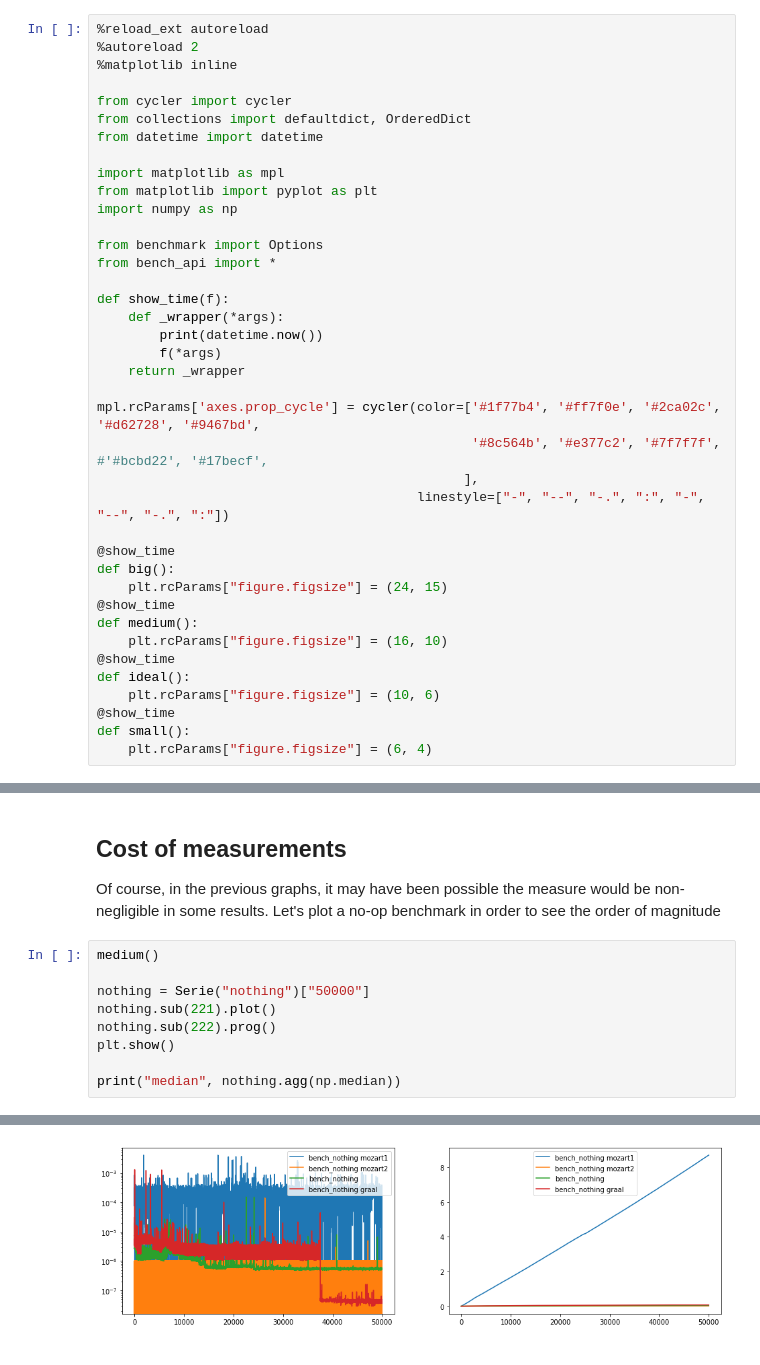
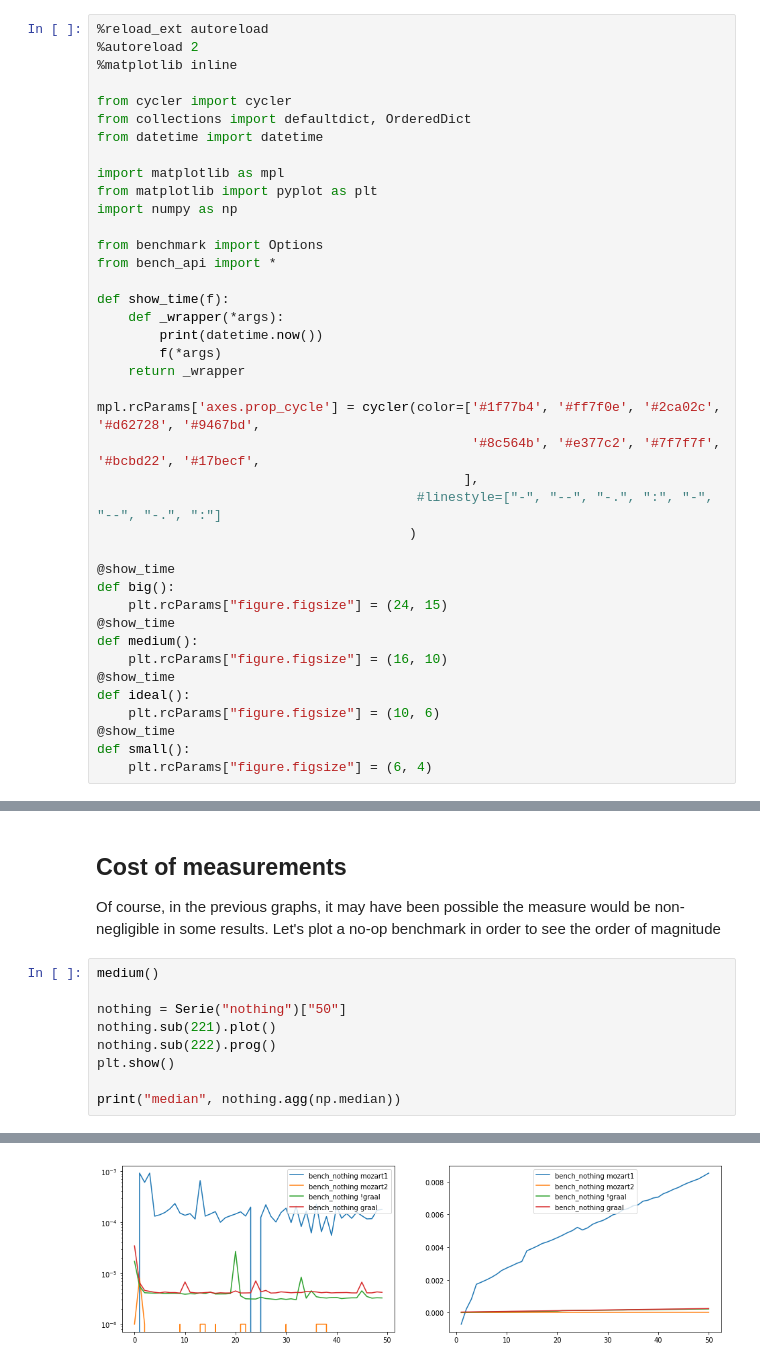
Before and after one commit to mistasse/mozart-graal-benchmarking, a Jupyter notebook: notebook.ipynb, the cells around one changed output, grey strips where cells are left out. Saved outputs shown, nothing was run; the diff lists cells and outputs as text.

```diff
--- a/notebook.ipynb
+++ b/notebook.ipynb
@@ -21,9 +21,10 @@ def show_time(f):
     return _wrapper
 
 mpl.rcParams['axes.prop_cycle'] = cycler(color=['#1f77b4', '#ff7f0e', '#2ca02c', '#d62728', '#9467bd',
-                                                '#8c564b', '#e377c2', '#7f7f7f', #'#bcbd22', '#17becf',
+                                                '#8c564b', '#e377c2', '#7f7f7f', '#bcbd22', '#17becf',
                                                ],
-                                         linestyle=["-", "--", "-.", ":", "-", "--", "-.", ":"])
+                                         #linestyle=["-", "--", "-.", ":", "-", "--", "-.", ":"]
+                                        )
 
 @show_time
 def big():
@@ -504,7 +569,7 @@ Of course, in the previous graphs, it may have been possible the measure would b
 # %%
 medium()
 
-nothing = Serie("nothing")["50000"]
+nothing = Serie("nothing")["50"]
 nothing.sub(221).plot()
 nothing.sub(222).prog()
 plt.show()
@@ -515 +580 @@ print("median", nothing.agg(np.median))
-[figure, old version]
+[figure, new version]
```
Also changed, not shown: parts of 18 cells of this notebook, 11 other files.
